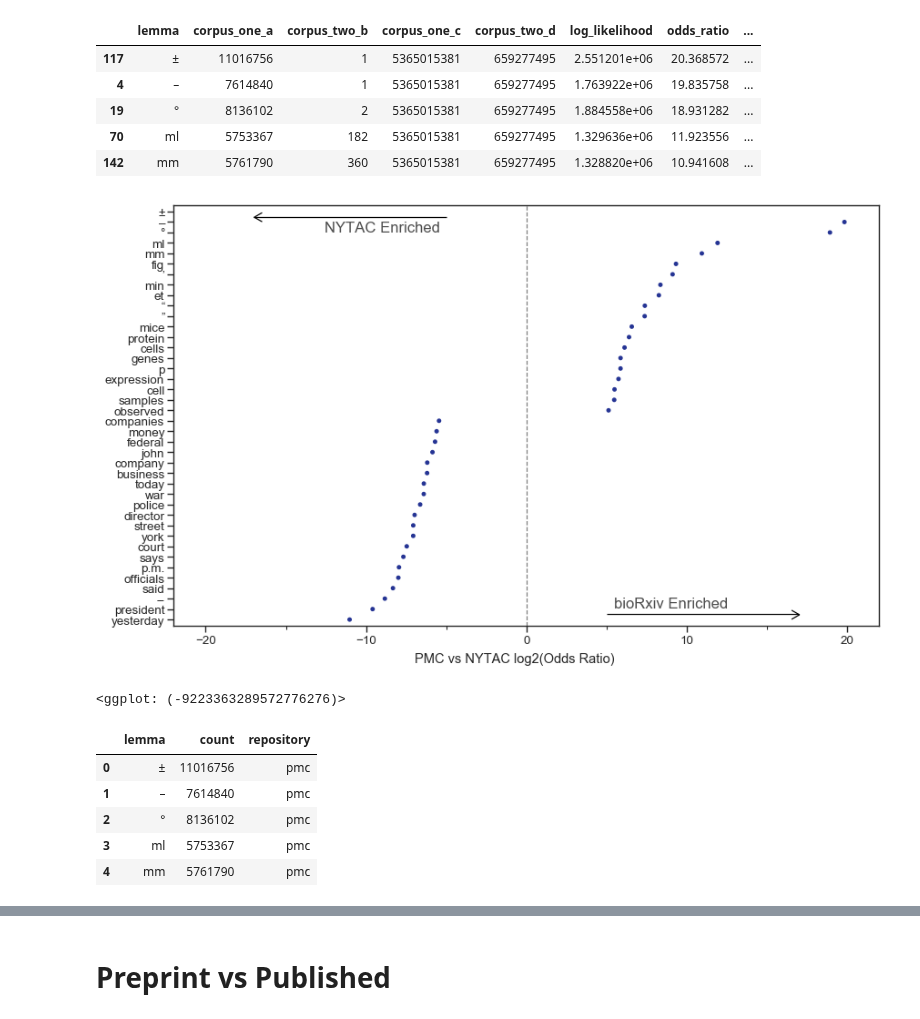
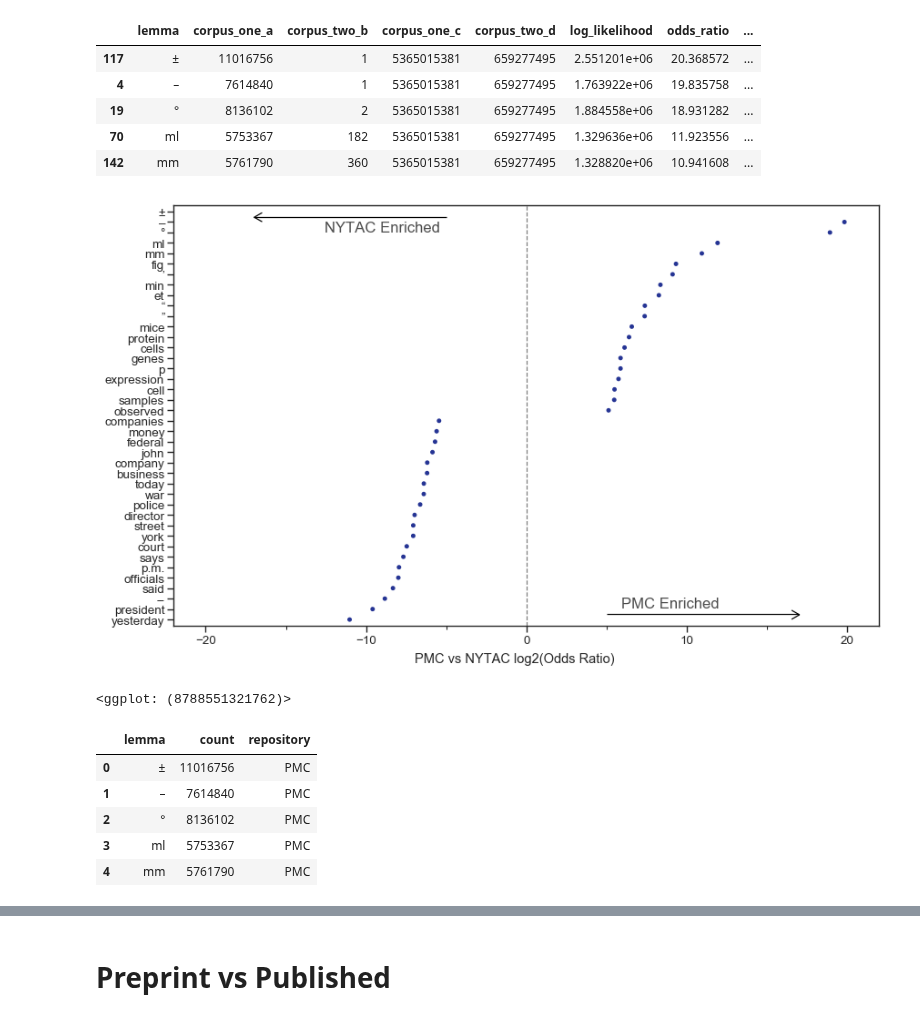
Before and after one commit to greenelab/annorxiver, a Jupyter notebook: biorxiv/corpora_comparison/figure_generator.ipynb, the cells around one changed output, grey strips where cells are left out. Saved outputs shown, nothing was run; the diff lists cells and outputs as text; code cells hidden in the pictures.

Commit message:
extra figure fixes

```diff
--- a/biorxiv/corpora_comparison/figure_generator.ipynb
+++ b/biorxiv/corpora_comparison/figure_generator.ipynb
@@ -538,7 +538,7 @@ g = (
     )
     + p9.annotate(
         "text",
-        label="bioRxiv Enriched",
+        label="PMC Enriched",
         x=9, y=2.5,
         size=12,
         alpha=0.7
@@ -550,47 +550,53 @@ g = (
         colour = "black",
         size=0.5, alpha=1,
         arrow=p9.arrow(length=0.1)
     )
     + p9.annotate(
         "text",
         label="NYTAC Enriched",
         x=-9, y=38.5,
         size=12,
         alpha=0.7
     )
     + p9.theme_seaborn(
         context='paper',
         style="ticks",
         font_scale=1.1,
         font='Arial'
     )
     + p9.theme(
         figure_size=(10, 6),
         panel_grid_minor=p9.element_blank(),
     )
     + p9.labs(
         y=None,
         x="PMC vs NYTAC log2(Odds Ratio)"
     )
 )
 g.save("output/svg_files/pmc_nytac_frequency_odds.svg")
 g.save("output/svg_files/pmc_nytac_frequency_odds.png", dpi=250)
 print(g)
 # %% [output]
-[figure, old version]
+[figure, new version]
-<ggplot: (-9223363289572776276)>
+<ggplot: (8788551321762)>
 # %%
-count_plot_df = create_lemma_count_df(
-    plot_df, 'pmc', 'reference'
+count_plot_df = (
+    create_lemma_count_df(
+        plot_df, 'pmc', 'reference'
+    )
+    .replace({
+        "pmc":"PMC",
+        "reference":"NYTAC"
+    })
 )
 count_plot_df.head()
 # %% [output]
 |  | lemma | count | repository |
-| 0 | ± | 11016756 | pmc |
-| 1 | – | 7614840 | pmc |
-| 2 | ° | 8136102 | pmc |
-| 3 | ml | 5753367 | pmc |
-| 4 | mm | 5761790 | pmc |
+| 0 | ± | 11016756 | PMC |
+| 1 | – | 7614840 | PMC |
+| 2 | ° | 8136102 | PMC |
+| 3 | ml | 5753367 | PMC |
+| 4 | mm | 5761790 | PMC |
 # %%
 g = plot_bargraph(count_plot_df, plot_df)
 g.save("output/svg_files/pmc_nytac_frequency_bar.svg", dpi=75)
```
Also changed, not shown: parts of 9 cells of this notebook, 11 other files.
